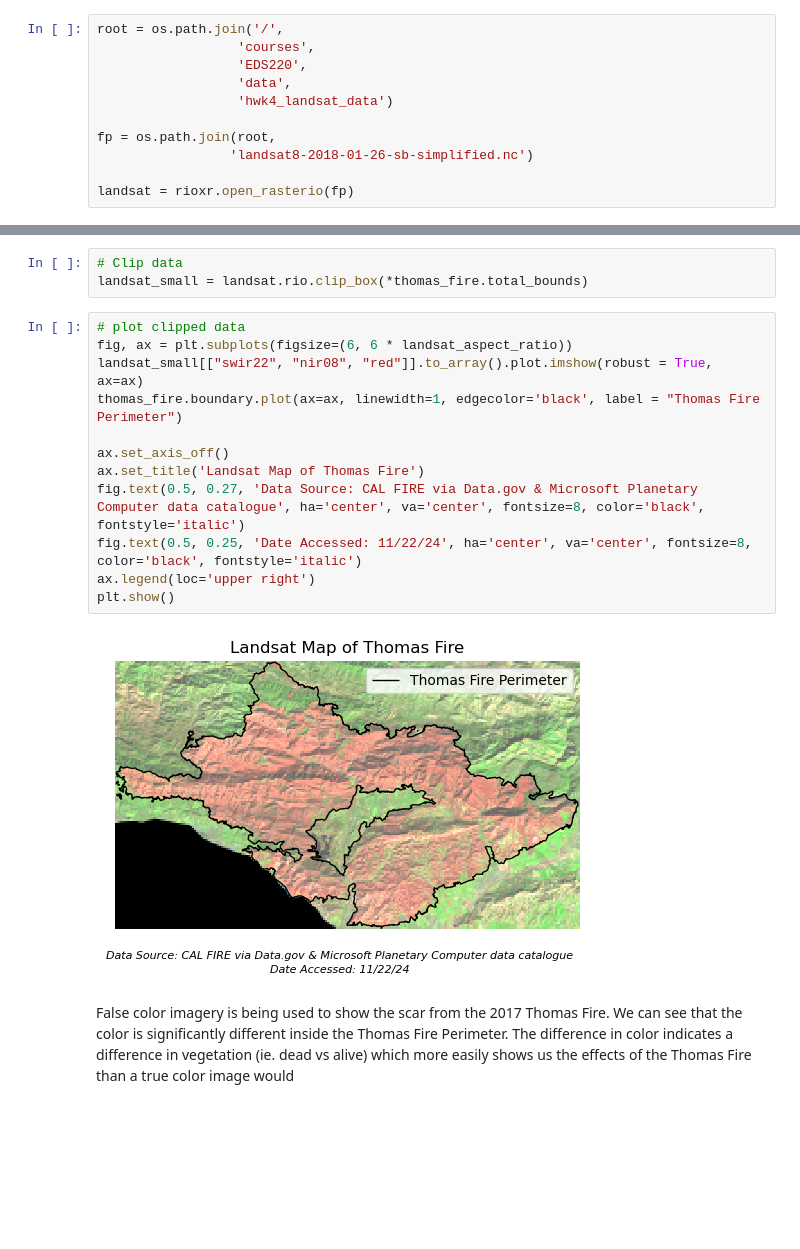
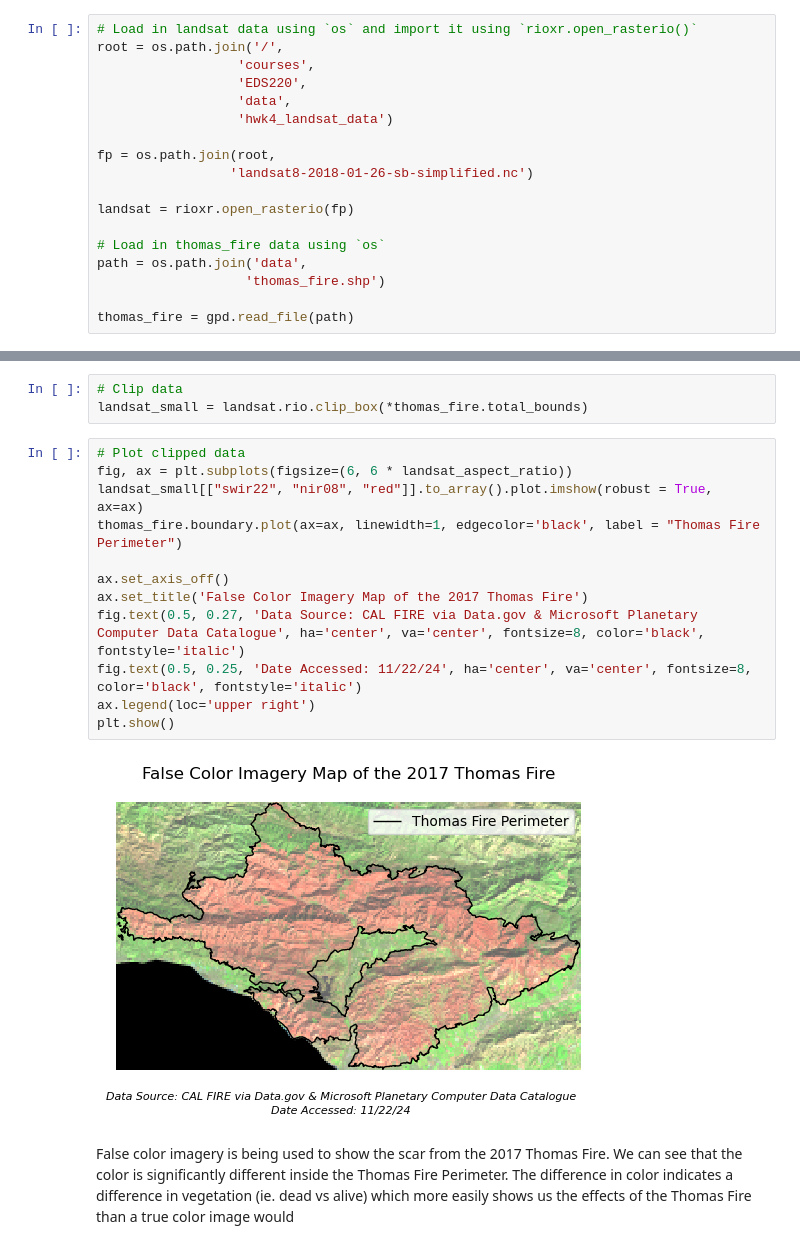
Before and after one commit to emmabeamitchell/eds220-hwk4, a Jupyter notebook: hwk4-task2-false-color-MITCHELL.ipynb, the cells around one changed output, grey strips where cells are left out. Cells and saved outputs as stored; diff of their text form; blank space fills up the shorter version.

```diff
--- a/hwk4-task2-false-color-MITCHELL.ipynb
+++ b/hwk4-task2-false-color-MITCHELL.ipynb
@@ -20,4 +42,5 @@ Construct a file path to the Landsat data using os and import it using rioxr.ope
 # %%
+# Load in landsat data using `os` and import it using `rioxr.open_rasterio()`
 root = os.path.join('/',
                   'courses',
                   'EDS220',
@@ -28,4 +51,10 @@ fp = os.path.join(root,
                  'landsat8-2018-01-26-sb-simplified.nc')
 
 landsat = rioxr.open_rasterio(fp)
+
+# Load in thomas_fire data using `os`
+path = os.path.join('data',
+                   'thomas_fire.shp')
+
+thomas_fire = gpd.read_file(path)
 # %% [markdown]
@@ -149,18 +181,18 @@ plt.show()
 # Clip data
 landsat_small = landsat.rio.clip_box(*thomas_fire.total_bounds)
 # %%
-# plot clipped data
+# Plot clipped data
 fig, ax = plt.subplots(figsize=(6, 6 * landsat_aspect_ratio))
 landsat_small[["swir22", "nir08", "red"]].to_array().plot.imshow(robust = True, ax=ax)
 thomas_fire.boundary.plot(ax=ax, linewidth=1, edgecolor='black', label = "Thomas Fire Perimeter")
 
 ax.set_axis_off()
-ax.set_title('Landsat Map of Thomas Fire')
-fig.text(0.5, 0.27, 'Data Source: CAL FIRE via Data.gov & Microsoft Planetary Computer data catalogue', ha='center', va='center', fontsize=8, color='black', fontstyle='italic')
+ax.set_title('False Color Imagery Map of the 2017 Thomas Fire')
+fig.text(0.5, 0.27, 'Data Source: CAL FIRE via Data.gov & Microsoft Planetary Computer Data Catalogue', ha='center', va='center', fontsize=8, color='black', fontstyle='italic')
 fig.text(0.5, 0.25, 'Date Accessed: 11/22/24', ha='center', va='center', fontsize=8, color='black', fontstyle='italic')
 ax.legend(loc='upper right')
 plt.show()
 # %% [output]
-[figure, old version]
+[figure, new version]
 # %% [markdown]
 False color imagery is being used to show the scar from the 2017 Thomas Fire. We can see that the color is significantly different inside the Thomas Fire Perimeter. The difference in color indicates a difference in vegetation (ie. dead vs alive) which more easily shows us the effects of the Thomas Fire than a true color image would
```
Also changed, not shown: parts of 12 cells of this notebook.
